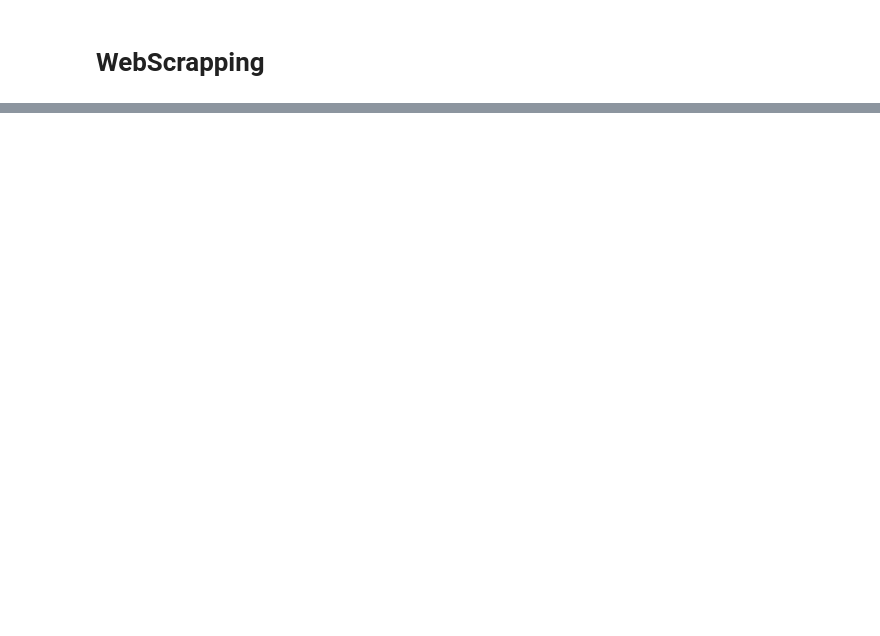
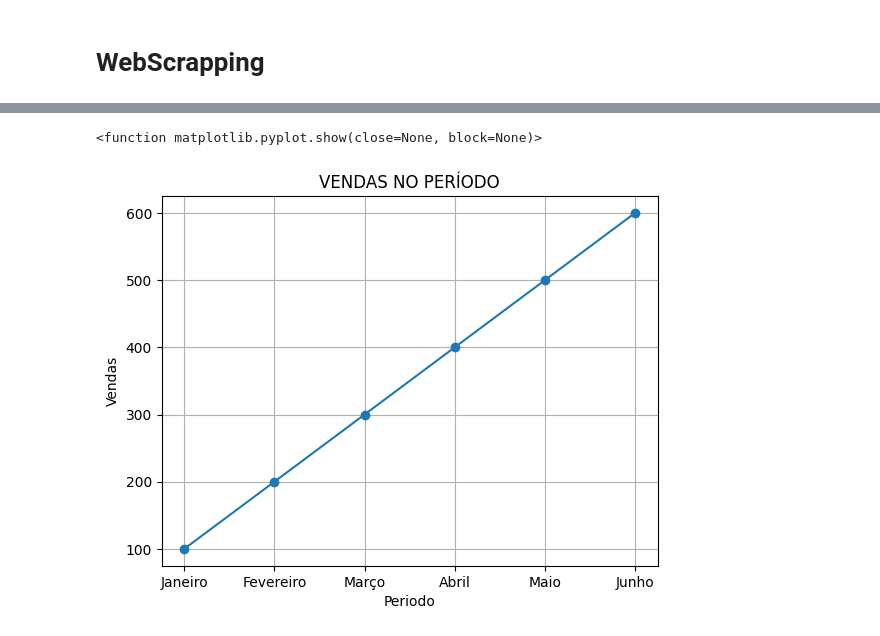
Before and after one commit to gabrielesperanca2002/Projetos_variados, a Jupyter notebook: Aula_Python.ipynb, the cells around one changed output, grey strips where cells are left out. Drawn from its saved outputs; the diff is of its cells as text; code cells hidden in the pictures; blank space fills up the shorter version.

```diff
--- a/Aula_Python.ipynb
+++ b/Aula_Python.ipynb
@@ -1756,0 +2313,22 @@ Bidu Está sentado.
+# %%
+# VERIFICAR AS VENDAS DE UM PRODUTO AO LONGO DE SEIS MESES
+
+periodo = ["Janeiro", "Fevereiro", "Março", "Abril", "Maio", "Junho"]
+
+vendas = [100,200,300,400,500,600]
+
+# Criando o gráfico
+
+plt.plot(periodo, vendas, marker='o')
+
+plt.title("VENDAS NO PERÍODO")
+
+plt.xlabel("Periodo")
+
+plt.ylabel("Vendas")
+
+plt.grid(True)
+plt.show
+# %% [output]
+<function matplotlib.pyplot.show(close=None, block=None)>
+[figure, added]
```
Also changed, not shown: parts of 52 cells of this notebook.
